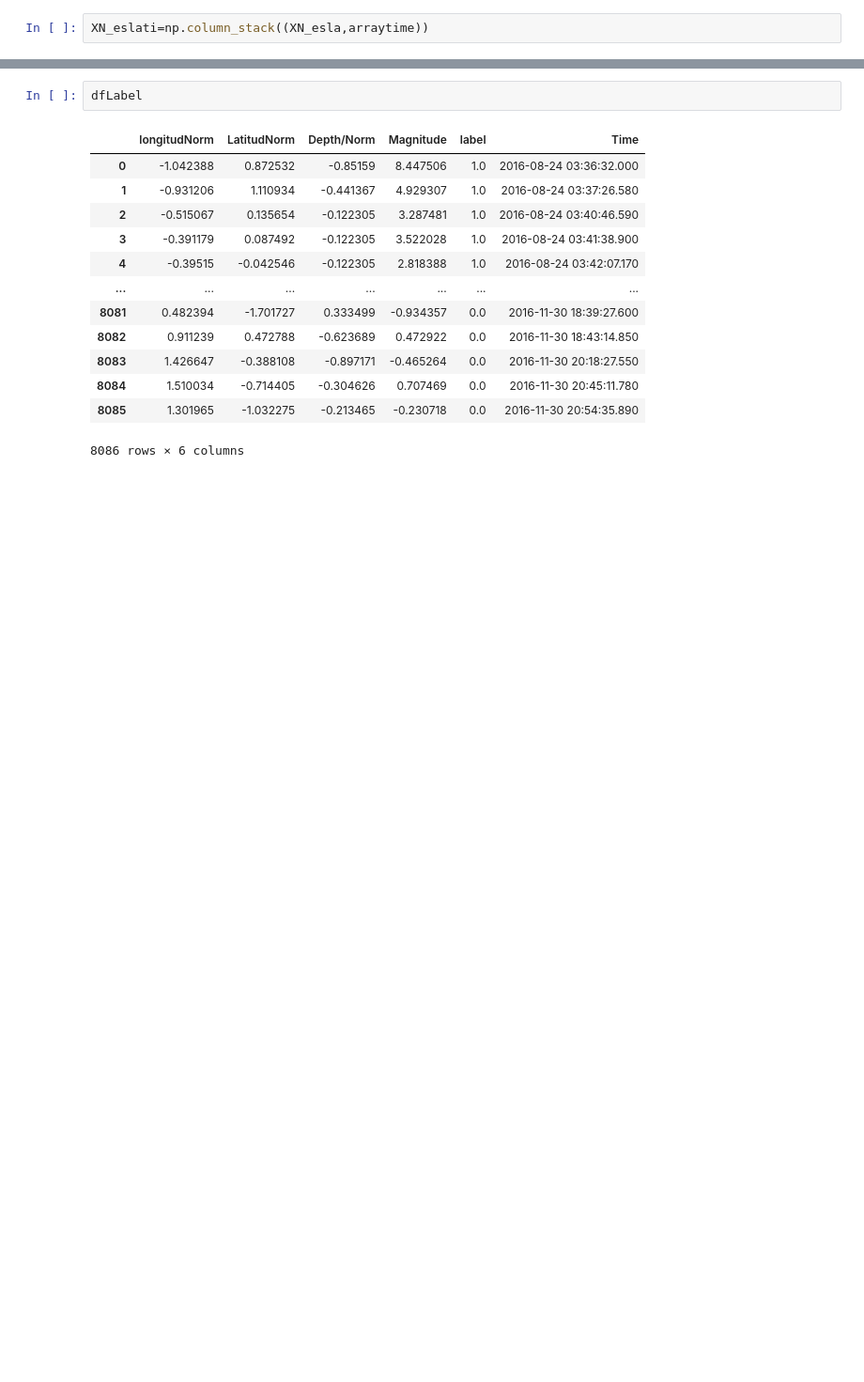
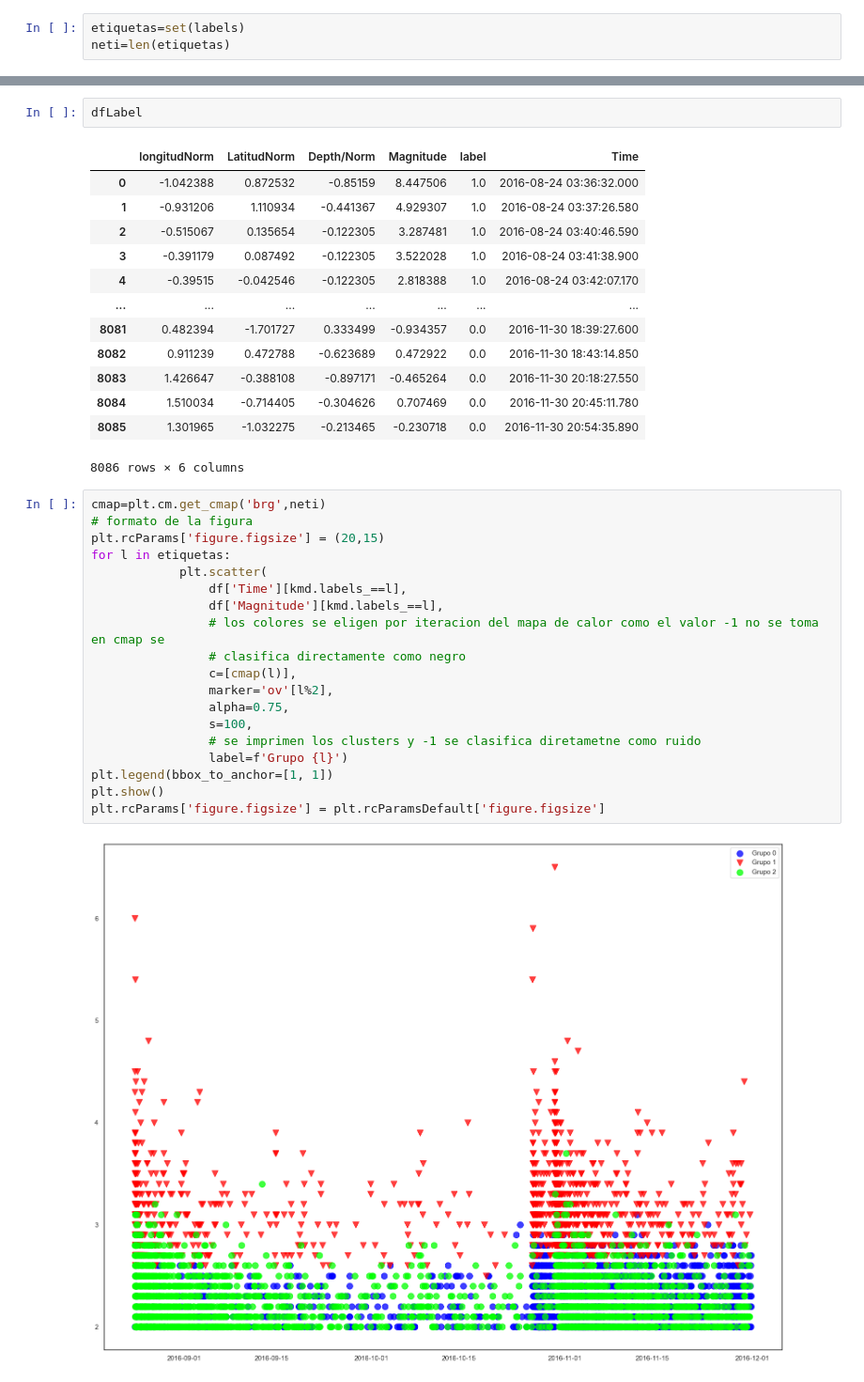
Before and after one commit to MrBloom911/SismicOperations, a Jupyter notebook: ProyectoComp2.ipynb, the cells around one changed output, grey strips where cells are left out. Shown at 94% size. Cells and saved outputs as stored; diff of their text form; blank space fills up the shorter version.

Commit message:
Se hizo el clustering por kmeans con los datos en crudo, se plantea realizar el calculo de no aleatoriedad

```diff
--- a/ProyectoComp2.ipynb
+++ b/ProyectoComp2.ipynb
@@ -198,5 +202,6 @@ labels=kmd.labels_
 # %%
 XN_esla= np.column_stack((XN_es, labels))
 # %%
-XN_eslati=np.column_stack((XN_esla,arraytime))
+etiquetas=set(labels)
+neti=len(etiquetas)
 # %%
@@ -217,3 +224,24 @@ dfLabel
 | 8084 | 1.510034 | -0.714405 | -0.304626 | 0.707469 | 0.0 | 2016-11-30 20:45:11.780 |
 | 8085 | 1.301965 | -1.032275 | -0.213465 | -0.230718 | 0.0 | 2016-11-30 20:54:35.890 |
 8086 rows × 6 columns
+# %%
+cmap=plt.cm.get_cmap('brg',neti)
+# formato de la figura
+plt.rcParams['figure.figsize'] = (20,15)
+for l in etiquetas:
+            plt.scatter(
+                df['Time'][kmd.labels_==l],
+                df['Magnitude'][kmd.labels_==l],
+                # los colores se eligen por iteracion del mapa de calor como el valor -1 no se toma en cmap se
+                # clasifica directamente como negro
+                c=[cmap(l)],
+                marker='ov'[l%2],
+                alpha=0.75,
+                s=100,
+                # se imprimen los clusters y -1 se clasifica diretametne como ruido
+                label=f'Grupo {l}')
+plt.legend(bbox_to_anchor=[1, 1])
+plt.show()
+plt.rcParams['figure.figsize'] = plt.rcParamsDefault['figure.figsize']
+# %% [output]
+[figure, added]
```
Also changed, not shown: parts of 5 cells of this notebook.
